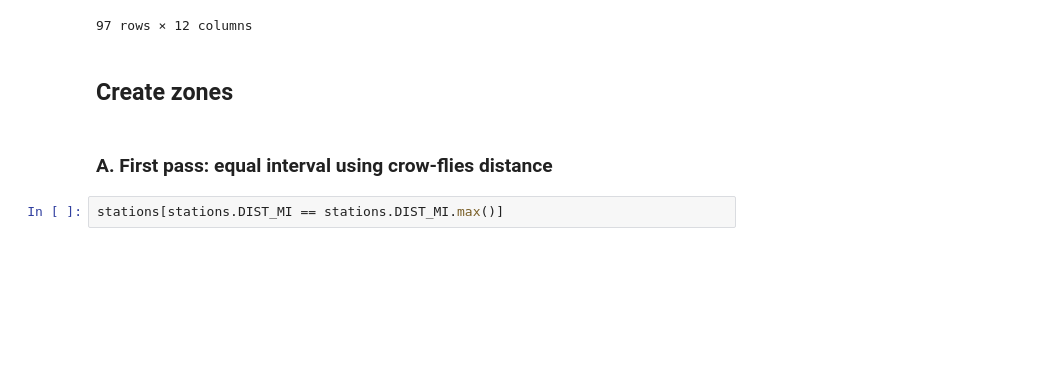
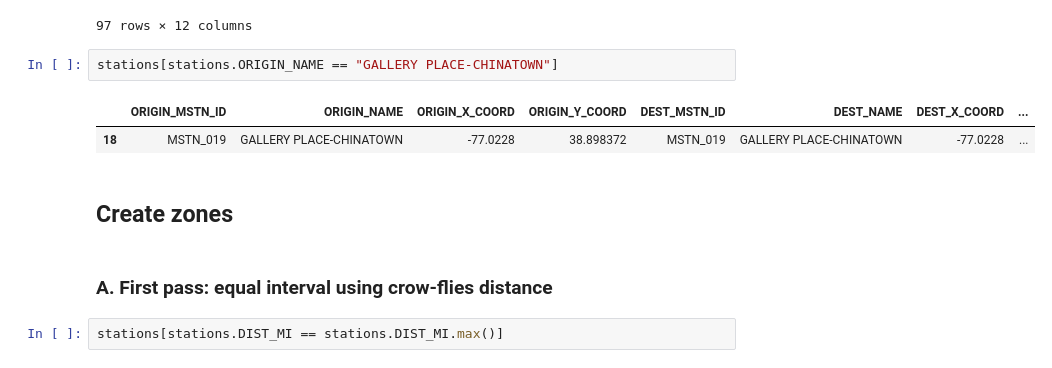
Before and after one commit to ehabebeid/ehabebeid.github.io, a Jupyter notebook: zonal/Zonal structure.ipynb, the cells around one changed output. Cells and saved outputs as stored; diff of their text form; blank space fills up the shorter version.

```diff
--- a/zonal/Zonal structure.ipynb
+++ b/zonal/Zonal structure.ipynb
@@ -221,6 +227,11 @@ stations
 | 95 | MSTN_096 | LOUDOUN GATEWAY | -77.460685 | 38.992040 | MSTN_024 | METRO CENTER | -77.028086 | ... |
 | 96 | MSTN_097 | ASHBURN | -77.491537 | 39.005283 | MSTN_024 | METRO CENTER | -77.028086 | ... |
 97 rows × 12 columns
+# %%
+stations[stations.ORIGIN_NAME == "GALLERY PLACE-CHINATOWN"]
+# %% [output]
+|  | ORIGIN_MSTN_ID | ORIGIN_NAME | ORIGIN_X_COORD | ORIGIN_Y_COORD | DEST_MSTN_ID | DEST_NAME | DEST_X_COORD | ... |
+| 18 | MSTN_019 | GALLERY PLACE-CHINATOWN | -77.0228 | 38.898372 | MSTN_019 | GALLERY PLACE-CHINATOWN | -77.0228 | ... |
 # %% [markdown]
 ## Create zones
 # %% [markdown]
```
Also changed, not shown: parts of 7 cells of this notebook, 1 other file.
